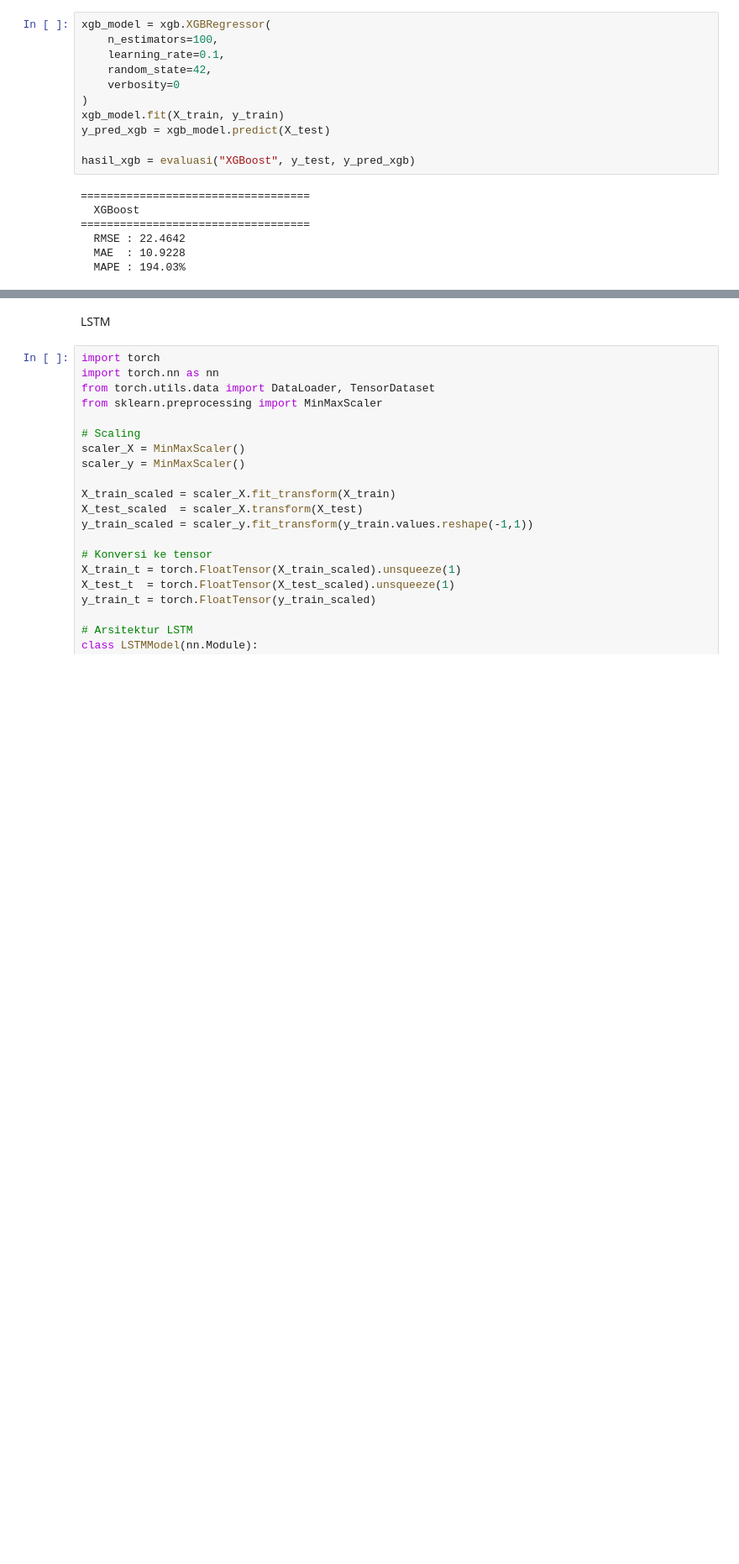
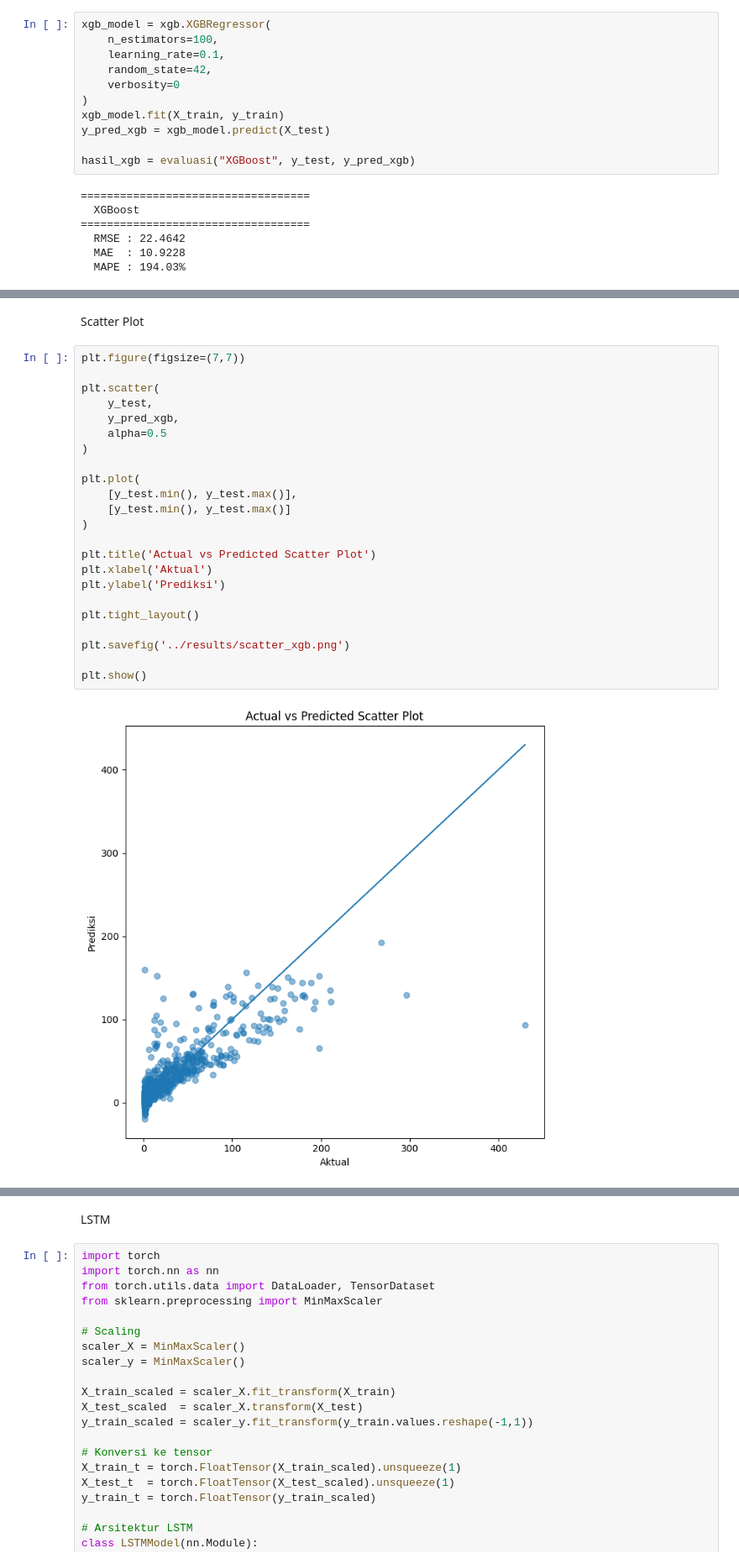
Before and after one commit to HoneysuckleClover/prediksi-permintaan-produk-ecommerce, a Jupyter notebook: notebooks/03_modeling.ipynb, the cells around one changed output, grey strips where cells are left out. Shown at 84% size. Saved outputs shown, nothing was run; the diff lists cells and outputs as text; blank space fills up the shorter version.

```diff
--- a/notebooks/03_modeling.ipynb
+++ b/notebooks/03_modeling.ipynb
@@ -125,0 +198,27 @@ hasil_xgb = evaluasi("XGBoost", y_test, y_pred_xgb)
+# %% [markdown]
+Scatter Plot
+# %%
+plt.figure(figsize=(7,7))
+
+plt.scatter(
+    y_test,
+    y_pred_xgb,
+    alpha=0.5
+)
+
+plt.plot(
+    [y_test.min(), y_test.max()],
+    [y_test.min(), y_test.max()]
+)
+
+plt.title('Actual vs Predicted Scatter Plot')
+plt.xlabel('Aktual')
+plt.ylabel('Prediksi')
+
+plt.tight_layout()
+
+plt.savefig('../results/scatter_xgb.png')
+
+plt.show()
+# %% [output]
+[figure, added]
```
Also changed, not shown: parts of 6 cells of this notebook, 4 other files.
